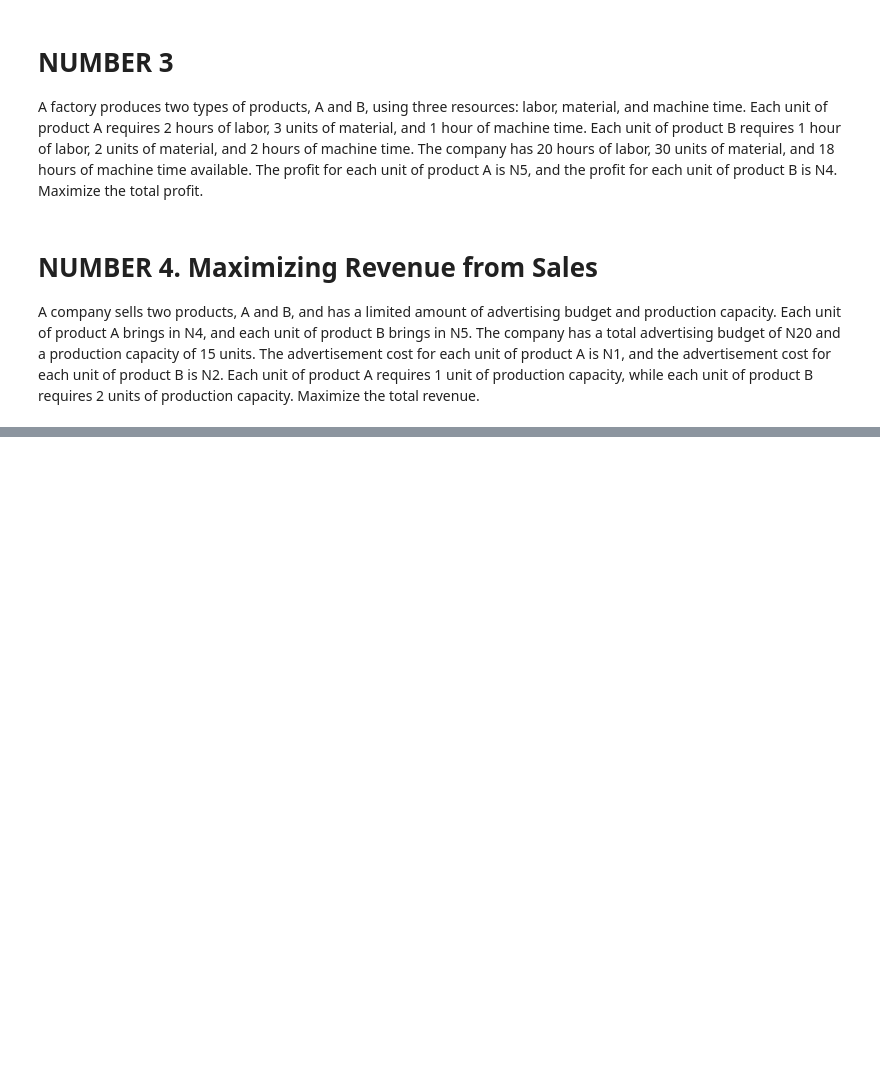
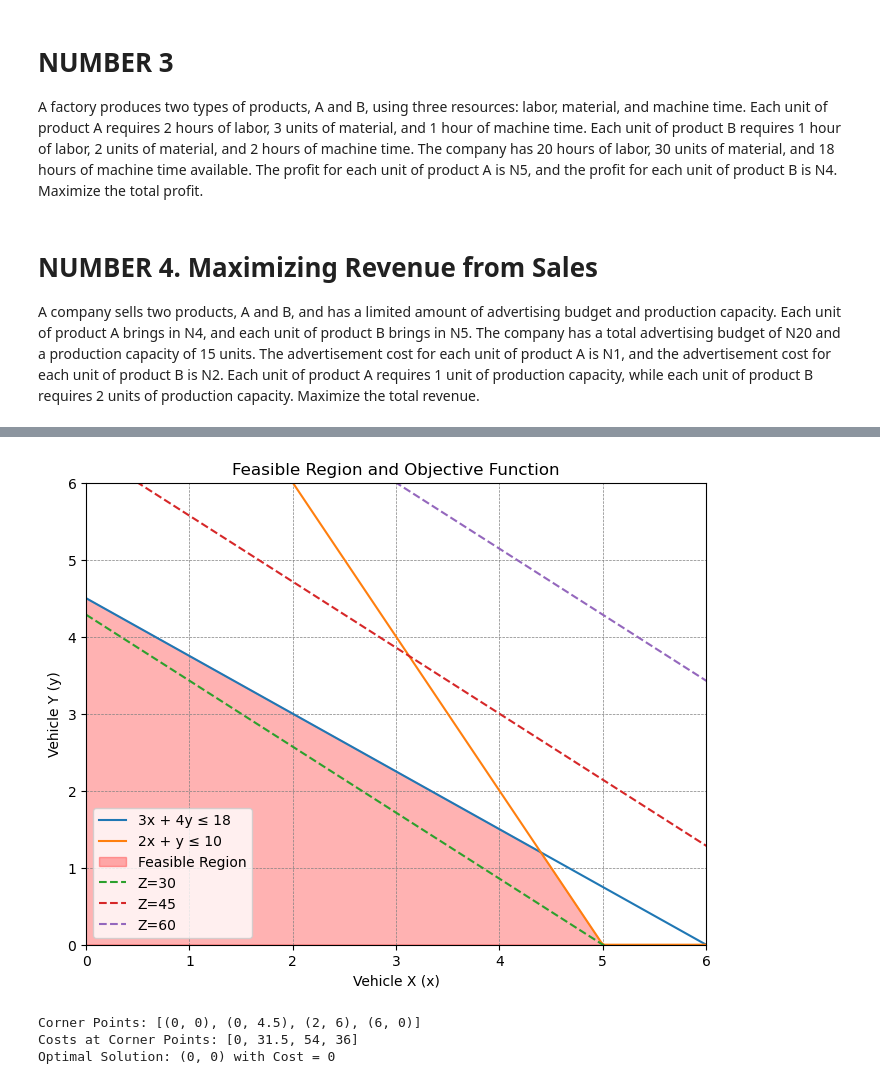
Before and after one commit to AKPAMAJOSEPH/CSC-333-OR-Linear-Programming-Solutions, a Jupyter notebook: CSC-333-OR-Linear-Programming-Solutions.ipynb, the cells around one changed output, grey strips where cells are left out. Drawn from its saved outputs; the diff is of its cells as text; code cells hidden in the pictures; blank space fills up the shorter version.

```diff
--- a/CSC-333-OR-Linear-Programming-Solutions.ipynb
+++ b/CSC-333-OR-Linear-Programming-Solutions.ipynb
@@ -261,0 +417,66 @@ plt.show()
+# %%
+import numpy as np
+import matplotlib.pyplot as plt
+
+"""
+MINIMIZE
+    Z = 6x + 7y
+SUBJECT TO
+    3x + 4y ≤ 18  (Fuel hours)
+    2x + y ≤ 10   (Driver hours)
+    x ≥ 0, y ≥ 0  (Non-negativity)
+"""
+
+# Create values for x
+x = np.linspace(0, 10, 400)
+
+# Constraints: solving for y in terms of x
+y1 = (18 - 3 * x) / 4  # From 3x + 4y ≤ 18
+y2 = 10 - 2 * x        # From 2x + y ≤ 10
+
+# Ensure y values are non-negative
+y1 = np.clip(y1, 0, None)
+y2 = np.clip(y2, 0, None)
+
+# Plot constraints
+plt.figure(figsize=(8, 6))
+plt.plot(x, y1, label='3x + 4y ≤ 18')
+plt.plot(x, y2, label='2x + y ≤ 10')
+
+# Shade the feasible region
+plt.fill_between(x, np.minimum(y1, y2), 0, color='red', alpha=0.3, label='Feasible Region')
+
+# Add labels, grid, and legend
+plt.xlim(0, 6)
+plt.ylim(0, 6)
+plt.xlabel('Vehicle X (x)')
+plt.ylabel('Vehicle Y (y)')
+plt.title('Feasible Region and Objective Function')
+plt.axhline(0, color='black', linewidth=0.5)
+plt.axvline(0, color='black', linewidth=0.5)
+plt.grid(color='gray', linestyle='--', linewidth=0.5)
+plt.legend()
+
+# Objective function Z = 6x + 7y
+for z in [30, 45, 60]:
+    plt.plot(x, (z - 6 * x) / 7, linestyle='--', label=f'Z={z}')
+
+plt.legend()
+plt.show()
+
+# Calculate corner points manually
+corner_points = [(0, 0), (0, 4.5), (2, 6), (6, 0)]  # Intersections and boundary points
+costs = [6 * x + 7 * y for x, y in corner_points]
+
+# Find the optimal point and cost
+optimal_point = corner_points[np.argmin(costs)]
+optimal_cost = min(costs)
+
+print(f"Corner Points: {corner_points}")
+print(f"Costs at Corner Points: {costs}")
+print(f"Optimal Solution: {optimal_point} with Cost = {optimal_cost}")
+# %% [output]
+[figure, added]
+Corner Points: [(0, 0), (0, 4.5), (2, 6), (6, 0)]
+Costs at Corner Points: [0, 31.5, 54, 36]
+Optimal Solution: (0, 0) with Cost = 0
```
Also changed, not shown: parts of 12 cells of this notebook, 1 other file.
